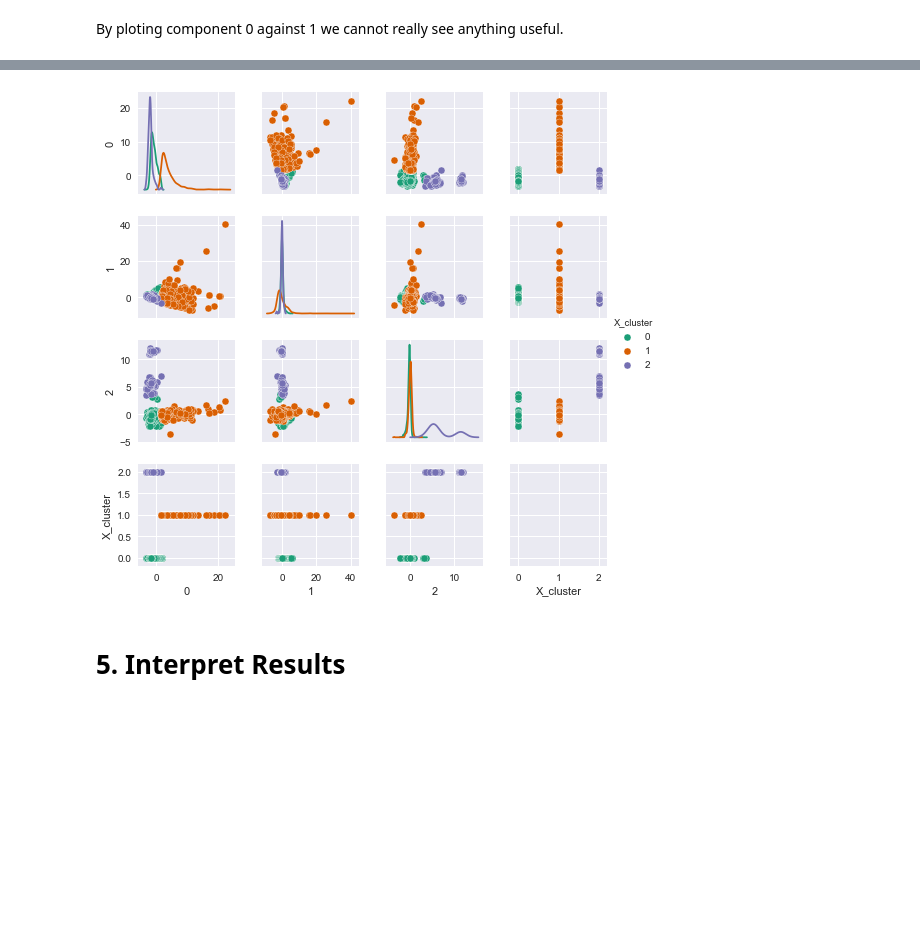
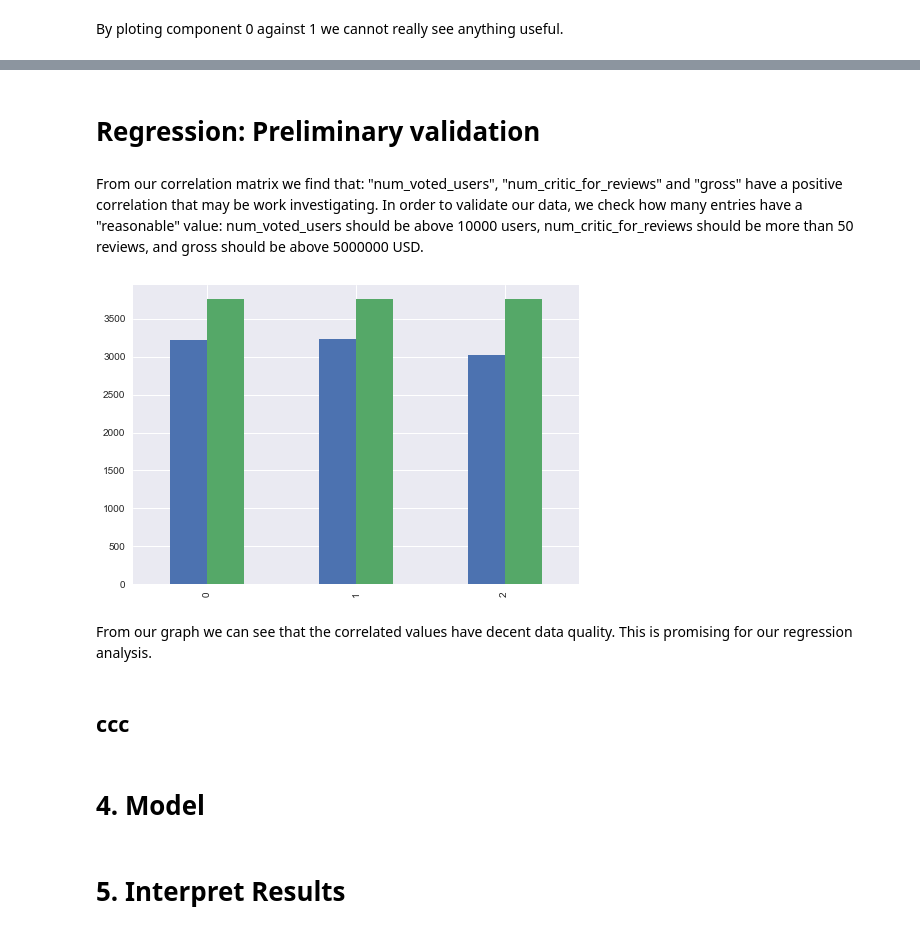
Before and after one commit to christianbillp/python, a Jupyter notebook: notebooks/ML_projekt1.ipynb, the cells around one changed output, grey strips where cells are left out. Cells and saved outputs as stored; diff of their text form; code cells hidden in the pictures; blank space fills up the shorter version.

Commit message:
First alpha

```diff
--- a/notebooks/ML_projekt1.ipynb
+++ b/notebooks/ML_projekt1.ipynb
@@ -437,10 +508,24 @@ plt.show()
-# %%
-# Create a temp dataframe from our PCA projection data "x_9d"
-df = pd.DataFrame(data['PCA9'])
-df = df[[0,1,2]] # only want to visualise relationships between first 3 projections
-df['X_cluster'] = X_clustered
-sns.pairplot(df, hue='X_cluster', palette= 'Dark2', diag_kind='kde',size=1.85);
-# %% [output]
-[figure, removed]
+# %% [markdown]
+# Regression: Preliminary validation
+# %% [markdown]
+From our correlation matrix we find that: "num_voted_users", "num_critic_for_reviews" and "gross" have a positive correlation that may be work investigating. In order to validate our data, we check how many entries have a "reasonable" value: num_voted_users should be above 10000 users, num_critic_for_reviews should be more than 50 reviews, and gross should be above 5000000 USD.
+# %%
+a1 = data['numerical'].loc[data['numerical']['num_voted_users'] > 10_000].shape[0]
+a2 = data['numerical']['num_voted_users'].shape[0]
+b1 = data['numerical'].loc[data['numerical']['num_critic_for_reviews'] > 50].shape[0]
+b2 = data['numerical']['num_critic_for_reviews'].shape[0]
+c1 = data['numerical'].loc[data['numerical']['gross'] > 5_000_000].shape[0]
+c2 = data['numerical']['gross'].shape[0]
+data['validation'] = pd.DataFrame([[a1, a2], [b1, b2], [c1, c2]])
+data['validation'].columns = ["Individual", "Total"]
+data['validation'].plot(kind='bar', legend=False);
+# %% [output]
+[figure, added]
+# %% [markdown]
+From our graph we can see that the correlated values have decent data quality. This is promising for our regression analysis.
+# %% [markdown]
+## ccc
+# %% [markdown]
+# 4. Model
 # %% [markdown]
 # 5. Interpret Results
```
Also changed, not shown: parts of 55 cells of this notebook.
